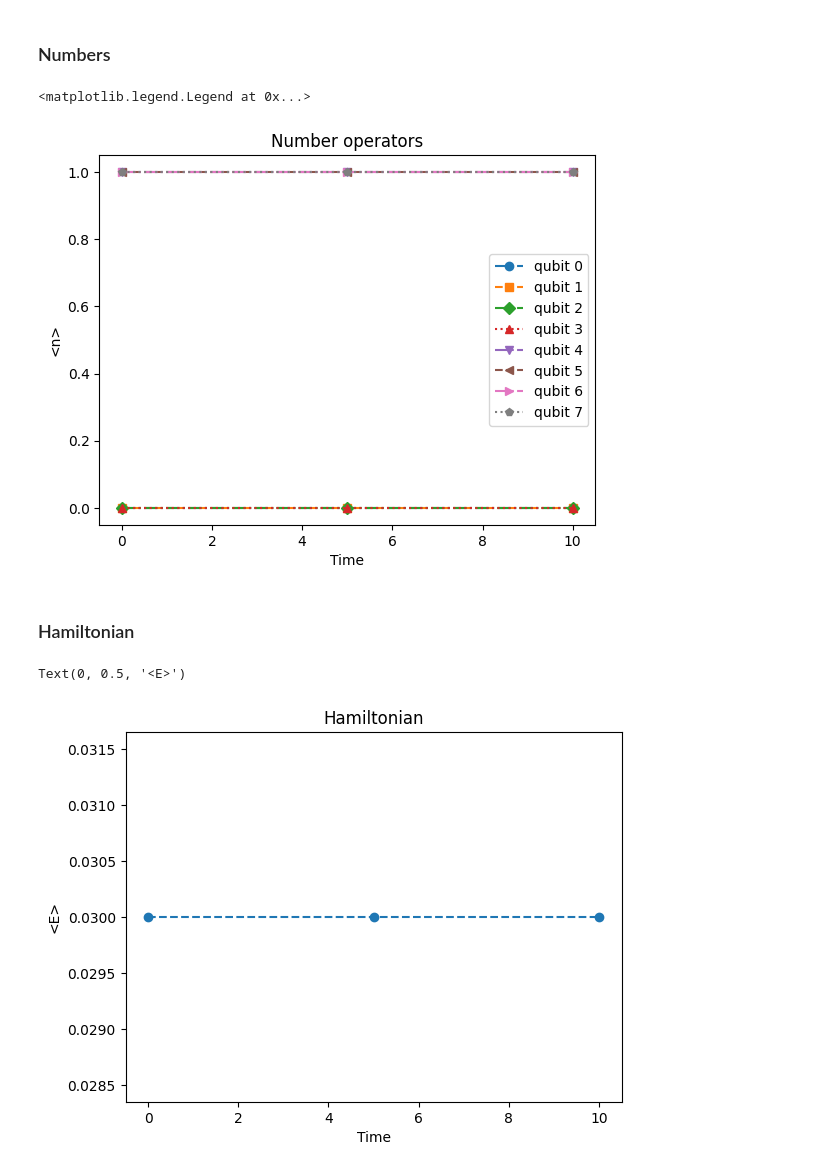
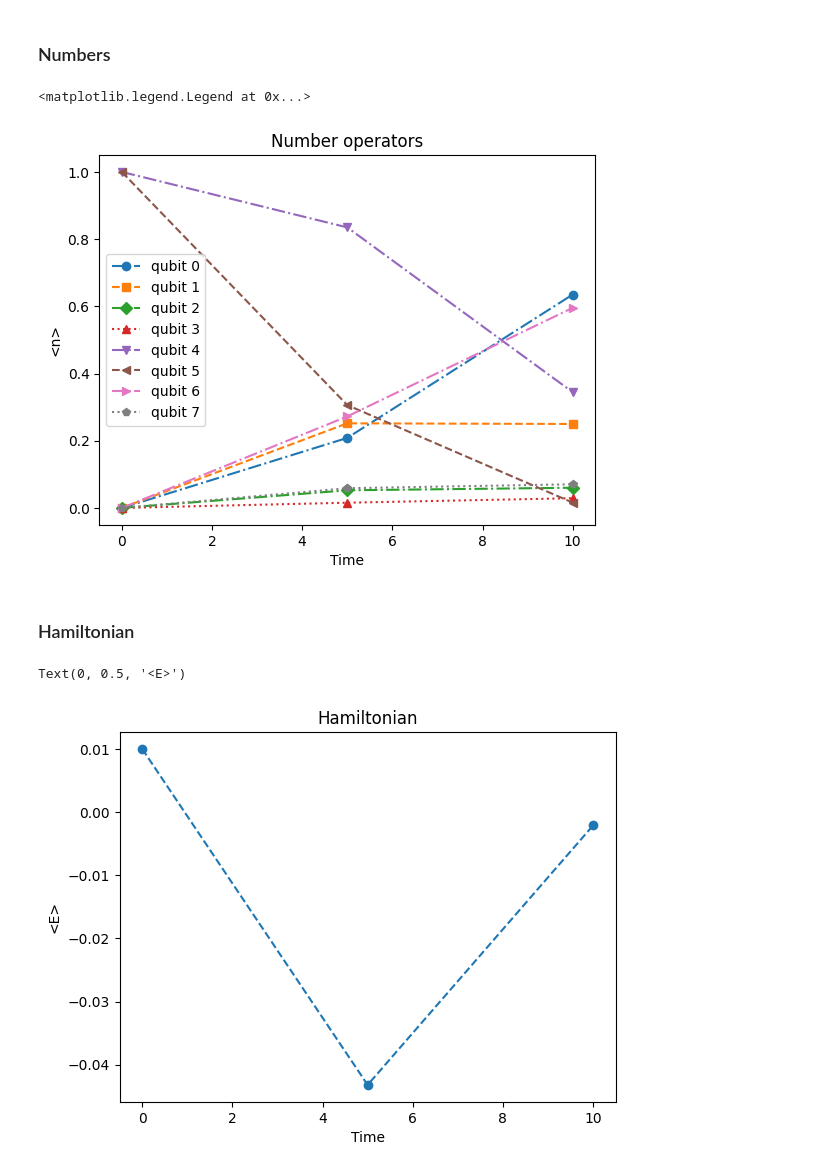
Before and after one commit to rodolfocarobene/qudit_simulations, a Jupyter notebook: notebooks/tv_model.ipynb, the cells around one changed output. Drawn from its saved outputs; the diff is of its cells as text; code cells hidden in the pictures.

Commit message:
fix evolve function

```diff
--- a/notebooks/tv_model.ipynb
+++ b/notebooks/tv_model.ipynb
@@ -89,7 +89,7 @@ def evolve_gate(gate):
         def __init__(self, C=1, t=0.1):
             self.C = C  # coefficient
             self.t = t  # evolution time
-            self.matrix = expm(np.array(-1j * self.t * self.C * gate()._unitary_(), dtype=np.complex128))
+            self.matrix = expm(np.array((-1j * self.t) * (self.C * gate()._unitary_()), dtype=np.complex128))
             super()
         def _qid_shape_(self):
             return gate()._qid_shape_()
@@ -111,7 +115,7 @@ def evolve(qudits, temps, initial=None, T=1, V=0, exact=False, shots=10):
 
     if len(temps) > 1:
         if V != 0:
-            evolution_number = evolve_gate(DoubleNumberGate)(t = temps[1]-temps[0])
+            evolution_number = evolve_gate(DoubleNumberGate)(C = V, t = temps[1]-temps[0])
         evolution_horizontal_hop = evolve_gate(HopXGate)(C=T, t = temps[1]-temps[0])
         evolution_vertical_hop = evolve_gate(HopYGate)(C=T, t = temps[1]-temps[0])
 
@@ -139,7 +143,7 @@ def evolve(qudits, temps, initial=None, T=1, V=0, exact=False, shots=10):
                         b = qudits[row][col+1]
                         if V != 0:
                             evolution_circuit.append(evolution_number(a, b))
-                        evolution_circuit.append(evolution_vertical_hop(a, b))
+                        evolution_circuit.append(evolution_horizontal_hop(a, b))
 
         if not exact:
             measures = [measure(qudit, key=f"q{idx}") for idx, qudit in enumerate(qudits.flatten())]
@@ -295,3 +299,6 @@ output vector: 0.125|00220202⟩ + 0.125|00223131⟩ - 0.125|03120231⟩ + 0.125
 
 phase:
 output vector: |⟩
+# %%
+rho = Matrix(test.density_matrix_of([qudits[0][1], qudits[1][1]]))
+rho
@@ -298,6 +307,6 @@ output vector: |⟩
 # %%
 def expectation_value(result, qudits, operator):
-    rho = test.density_matrix_of(qudits)
+    rho = result.density_matrix_of(qudits)
 
     srho = sparse.csr_matrix(np.array(rho, dtype=np.complex128))
     srho /= srho.trace()
@@ -352,25 +361,25 @@ plt.ylim(-1.1, 1.1)
 # %%
 subsystems = [
     [0], [1], [2], [3], [4], [5], [6], [7]
 ]
 num_evol_res = {str(i[0]): [] for i in subsystems}
 
 for idx, sys in enumerate(subsystems):
     for state in results:
         operator = number_matrix
-        val = expectation_value(state, [qudits.flatten()[idx]], operator)
+        val = expectation_value(state[1], [qudits.flatten()[idx]], operator)
         num_evol_res[str(idx)].append(np.abs(val))
 
 for i, key in enumerate(num_evol_res):
     plt.plot(temps, num_evol_res[key], label=f"qubit {key}", linestyle=line_styles[i], marker=markers[i])
 
 plt.title("Number operators")
 plt.xlabel("Time")
 plt.ylabel("<n>")
 plt.legend()
 # %% [output]
 <matplotlib.legend.Legend at 0x...>
-[figure, old version]
+[figure, new version]
 # %% [markdown]
 ### Hamiltonian
 # %%
@@ -396,19 +405,19 @@ for state in results:
     for couple in couples:
         n = 0.5 * (sy_id - sy_gamma_5)
         operator = V * double_number_matrix
-        val = expectation_value(state, couple, operator)
+        val = expectation_value(state[1], couple, operator)
         ham += val
 
     # x_hop term
     for couple in x_hop_couples:
         operator = T * x_hop_matrix
-        val = expectation_value(state, couple, operator)
+        val = expectation_value(state[1], couple, operator)
         ham += val
 
     # y_hop term
     for couple in y_hop_couples:
         operator = T * y_hop_matrix
-        val = expectation_value(state, couple, operator)
+        val = expectation_value(state[1], couple, operator)
         ham += val
 
     hamiltonian_results.append(ham)
@@ -420,4 +429,4 @@ plt.xlabel("Time")
 plt.ylabel("<E>")
 # %% [output]
 Text(0, 0.5, '<E>')
-[figure, old version]
+[figure, new version]
```
Also changed, not shown: parts of 6 cells of this notebook.
